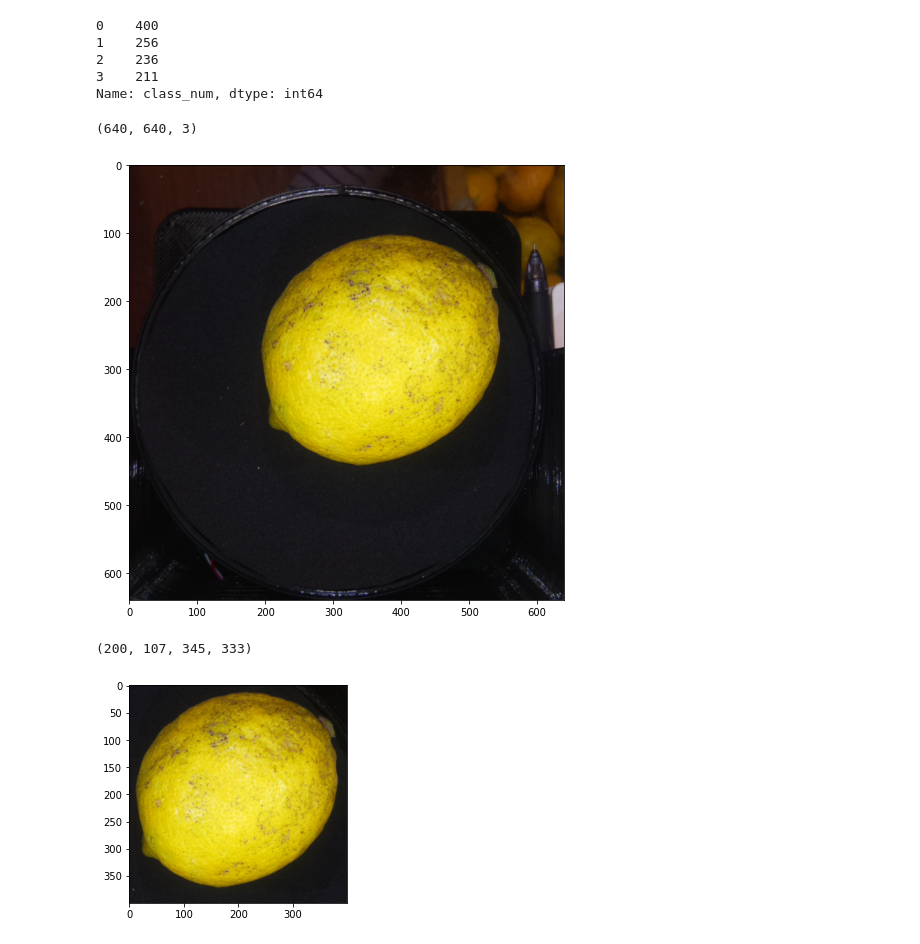
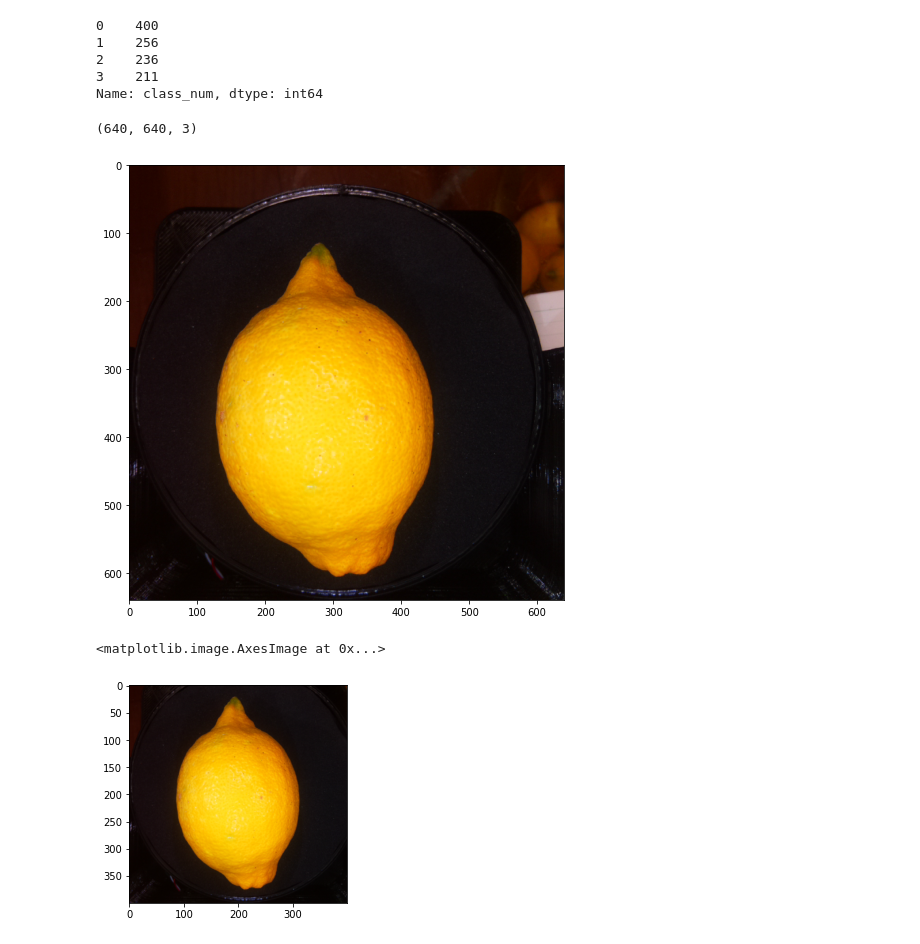
Before and after one commit to atakeuchi/signate_lemon, a Jupyter notebook: preprocessing.ipynb, the cells around one changed output. Drawn from its saved outputs; the diff is of its cells as text; code cells hidden in the pictures.

Commit message:
fix crop

```diff
--- a/preprocessing.ipynb
+++ b/preprocessing.ipynb
@@ -74,22 +56,24 @@ import matplotlib.pyplot as plt
 import re
 import os
 import numpy as np
+import shutil
 
 TRAIN_INDIR = "./train_images"
 TEST_INDIR = "./test_images"
 TRAIN_OUTDIR = "/content/drive/MyDrive/signate_lemon/train_pr"
 TEST_OUTDIR = "/content/drive/MyDrive/signate_lemon/test_pr/unknown"
 TARGET_SIZE = (400,400)
-MARGIN_RATIO = 0.05
+MARGIN_RATIO = 0.1
 # %%
 # sample image
-img = cv2.imread(os.path.join(TRAIN_INDIR, train_csv.loc[0,'id']))
+#img = cv2.imread(os.path.join(TRAIN_INDIR, train_csv.loc[14,'id']))
+img = cv2.imread(os.path.join(TRAIN_INDIR, '20191230104254359861520981.jpg'))
 plt.figure(figsize=(8,8))
 plt.imshow(img[:,:,::-1])
 print(img.shape)
 # %% [output]
 (640, 640, 3)
-[figure, old version]
+[figure, new version]
 # %%
 # function to crop target
 def crop(path, size, margin):
@@ -103,14 +87,14 @@ def crop(path, size, margin):
   output resized cropped image
   '''
   img = cv2.imread(path)
-  width, hight, _ = img.shape
+  width, height, _ = img.shape
   grayed = cv2.cvtColor(img, cv2.COLOR_BGR2GRAY)
   blur = cv2.GaussianBlur(grayed, (5,5) ,0)
   _, binary = cv2.threshold(blur,0,255,cv2.THRESH_BINARY+cv2.THRESH_OTSU)
   contours , hierarchy = cv2.findContours(binary , cv2.RETR_EXTERNAL , cv2.CHAIN_APPROX_SIMPLE )
 
-  min_areasize = hight * width // 25
-  max_areasize = hight * width * 4 // 5
+  min_areasize = height * width // 25
+  max_areasize = height * width * 4 // 5
   cur_areasize = 0
   for i in range(0, len(contours)):
       if len(contours[i]) > 0:
@@ -123,17 +107,22 @@ def crop(path, size, margin):
               cur_areasize = w * h
               max_rect = (x, y, w, h)
   x, y, w, h = max_rect
-  w = max(w,h)
-  m = int(w * margin)
-  cropped = img[max(0, y-m):min((y+w+m), hight), max(0, x-m):min((x+w+m), width)]
+  s = max(w,h)
+  m = int(s * margin)
+
+  if w >=h:
+    shift = int((w - h) / 2)
+    cropped = img[max(0, y-shift-m):min((y-shift-m+s+2*m), height), max(0, x-m):min((x+s+m), width)]
+  else:
+    shift = int((h - w) / 2)
+    cropped = img[max(0, y-m):min((y+s+m), height), max(0, x-shift-m):min((x-shift-m+s+2*m), width)]
   return cv2.resize(cropped, size)
 # %%
 # check
-cropped = crop(img, TARGET_SIZE, MARGIN_RATIO)
+cropped = crop(os.path.join(TRAIN_INDIR, '20191230104254359861520981.jpg'), TARGET_SIZE, MARGIN_RATIO)
 plt.imshow(cropped[:,:,::-1])
-x, y, w, h
 # %% [output]
-(200, 107, 345, 333)
+<matplotlib.image.AxesImage at 0x...>
-[figure, old version]
+[figure, new version]
 # %%
 # prepare directory if not exist
```
Also changed, not shown: parts of 4 cells of this notebook.
